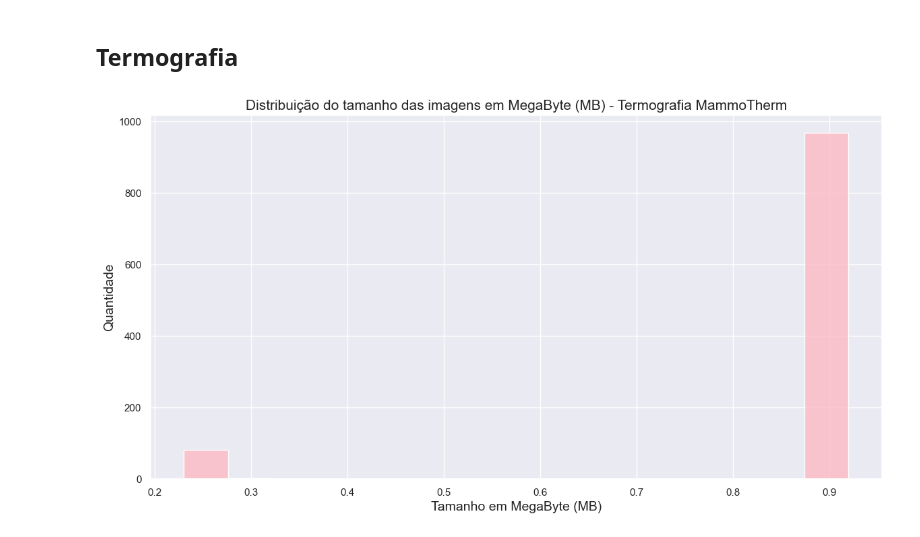
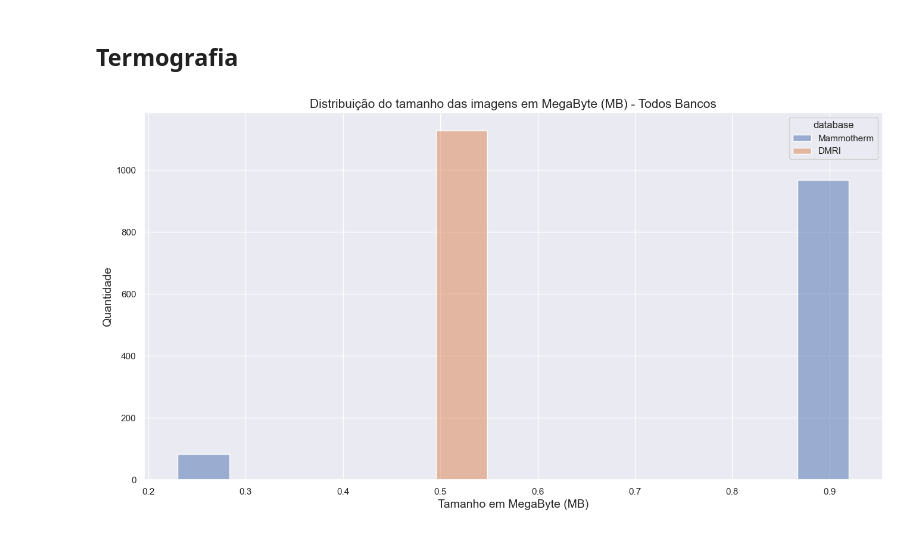
Before and after one commit to matheusssilva991/Radiomica, a Jupyter notebook: src/images_size.ipynb, the cells around one changed output. Saved outputs shown, nothing was run; the diff lists cells and outputs as text; code cells hidden in the pictures.

Commit message:
feat: DMRI Catalogo + EDA

```diff
--- a/src/images_size.ipynb
+++ b/src/images_size.ipynb
@@ -87,15 +87,26 @@ plt.show()
 # %% [markdown]
 ## Termografia
 # %%
-df_termografia = pd.read_csv("../outputs/termografia/Mammotherm_metadata.csv")
+df_mammotherm = pd.read_csv("../outputs/termografia/Mammotherm_metadata.csv")
+df_dmri = pd.read_csv("../outputs/termografia/DMRI_metadata.csv")
 
-fig, ax = plt.subplots(1, figsize=(14, 7))
-sns.histplot(ax=ax, data=df_termografia, x='image_size_mb',
-                 color=color, bins=15)
-ax.set_title(f"Distribuição do tamanho das imagens em MegaByte (MB) - Termografia MammoTherm", size=15)
+metadatas = [df_mammotherm, df_dmri]
+databases_names = ['Mammotherm', 'DMRI']
+
+merge_metadatas = pd.DataFrame()
+
+for metadata, name in zip(metadatas, databases_names):
+    tmp = metadata[['image_size_mb']].copy()
+    tmp['database'] = [name] * tmp.shape[0]
+    merge_metadatas = pd.concat([merge_metadatas, tmp], axis=0)
+
+fig, ax = plt.subplots(1, 1, figsize=(16, 8))
+sns.histplot(ax=ax, x="image_size_mb", data=merge_metadatas, hue="database")
+ax.set_title("Distribuição do tamanho das imagens em MegaByte (MB) - Todos Bancos", size=15)
 ax.set_ylabel("Quantidade", size=14)
 ax.set_xlabel("Tamanho em MegaByte (MB)", size=14)
+plt.show()
 
 plt.show()
 # %% [output]
-[figure, old version]
+[figure, new version]
```
Also changed, not shown: parts of 2 cells of this notebook, 4 other files.
